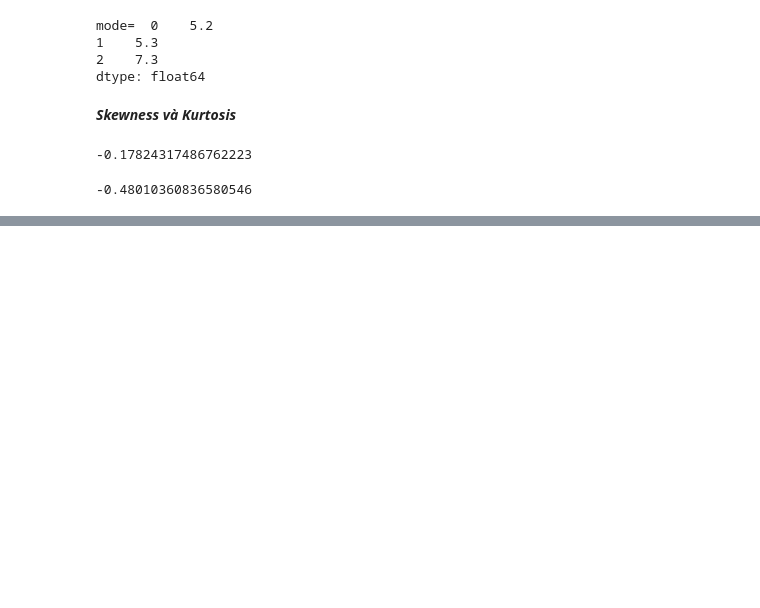
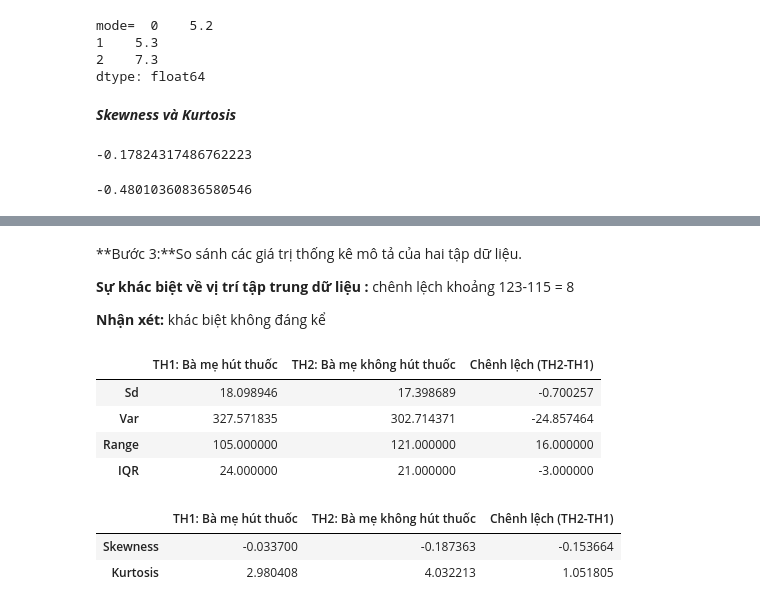
Before and after one commit to Spokai3/PhanTichDuLieuVaHocSau, a Jupyter notebook: Lab5.ipynb, the cells around one changed output, grey strips where cells are left out. Drawn from its saved outputs; the diff is of its cells as text; code cells hidden in the pictures; blank space fills up the shorter version.

```diff
--- a/Lab5.ipynb
+++ b/Lab5.ipynb
@@ -79,0 +195,34 @@ kurtosis(dulieuxettuyen['T1'], bias=False)
+# %% [markdown]
+**Bước 3:**So sánh các giá trị thống kê mô tả của hai tập dữ liệu.
+
+**Sự khác biệt về vị trí tập trung dữ liệu :** chênh lệch khoảng 123-115 = 8
+
+**Nhận xét:** khác biệt không đáng kể
+# %%
+d1 =pd.DataFrame({'TH1: Bà mẹ hút thuốc' : pd.Series([dlhutthuoc['bwt'].std(skipna=True),dlhutthuoc['bwt'].var(skipna=True),
+                                         dlhutthuoc['bwt'].max()-dlhutthuoc['bwt'].min(),
+                                         dlhutthuoc['bwt'].quantile(.75)-dlhutthuoc['bwt'].quantile(.25)],
+                                         index=['Sd','Var','Range','IQR']),
+      'TH2: Bà mẹ không hút thuốc' : pd.Series([dlkohutthuoc['bwt'].std(skipna=True),dlkohutthuoc['bwt'].var(skipna=True),
+                                         dlkohutthuoc['bwt'].max()-dlkohutthuoc['bwt'].min(),
+                                         dlkohutthuoc['bwt'].quantile(.75)-dlkohutthuoc['bwt'].quantile(.25)],
+                                         index=['Sd','Var','Range','IQR'])})
+d1['Chênh lệch (TH2-TH1)'] = d1['TH2: Bà mẹ không hút thuốc']-d1['TH1: Bà mẹ hút thuốc']
+d1
+# %% [output]
+|  | TH1: Bà mẹ hút thuốc | TH2: Bà mẹ không hút thuốc | Chênh lệch (TH2-TH1) |
+| Sd | 18.098946 | 17.398689 | -0.700257 |
+| Var | 327.571835 | 302.714371 | -24.857464 |
+| Range | 105.000000 | 121.000000 | 16.000000 |
+| IQR | 24.000000 | 21.000000 | -3.000000 |
+# %%
+d2 = pd.DataFrame({'TH1: Bà mẹ hút thuốc' : pd.Series([dlhutthuoc['bwt'].skew(), dlhutthuoc['bwt'].kurtosis()+2.98],
+                   index = ['Skewness','Kurtosis']),
+                   'TH2: Bà mẹ không hút thuốc' : pd.Series([dlkohutthuoc['bwt'].skew(), dlkohutthuoc['bwt'].kurtosis()+2.98],
+                   index = ['Skewness','Kurtosis'])})
+d2['Chênh lệch (TH2-TH1)']=d2['TH2: Bà mẹ không hút thuốc']-d2['TH1: Bà mẹ hút thuốc']
+d2
+# %% [output]
+|  | TH1: Bà mẹ hút thuốc | TH2: Bà mẹ không hút thuốc | Chênh lệch (TH2-TH1) |
+| Skewness | -0.033700 | -0.187363 | -0.153664 |
+| Kurtosis | 2.980408 | 4.032213 | 1.051805 |
```
Also changed, not shown: parts of 9 cells of this notebook.
